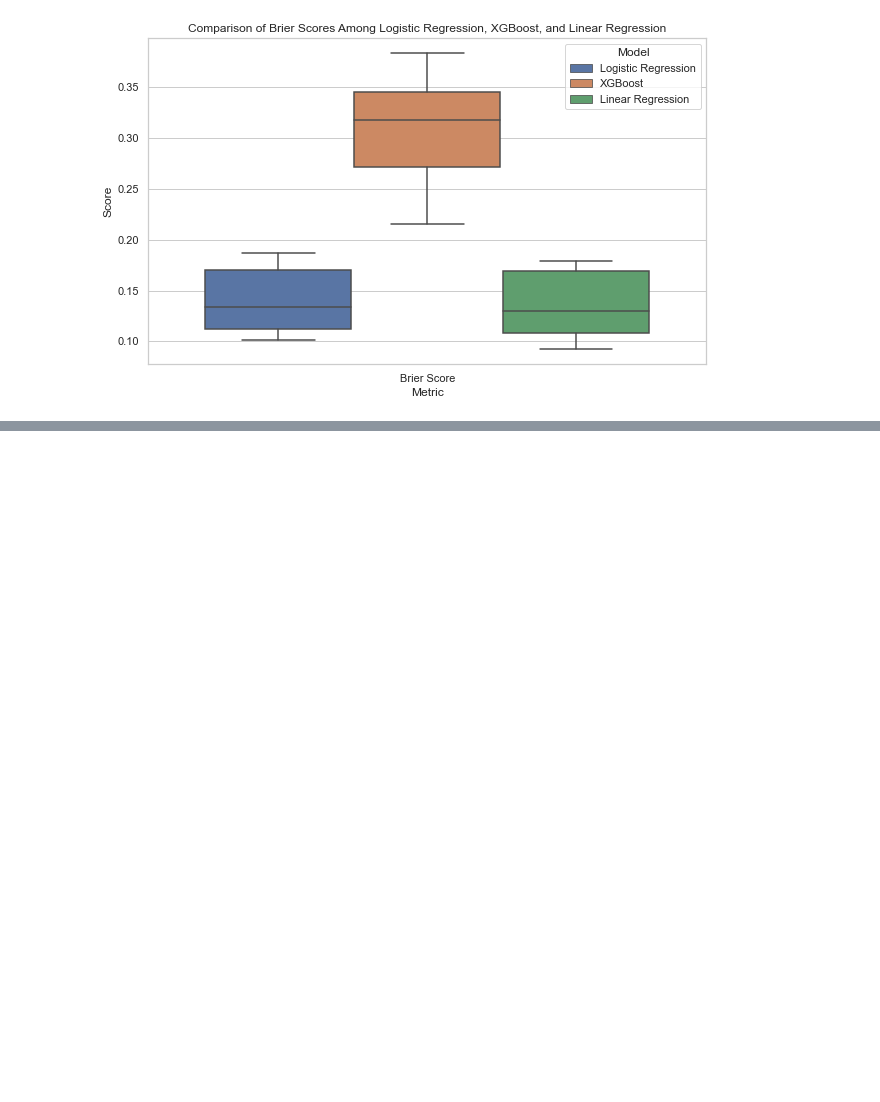
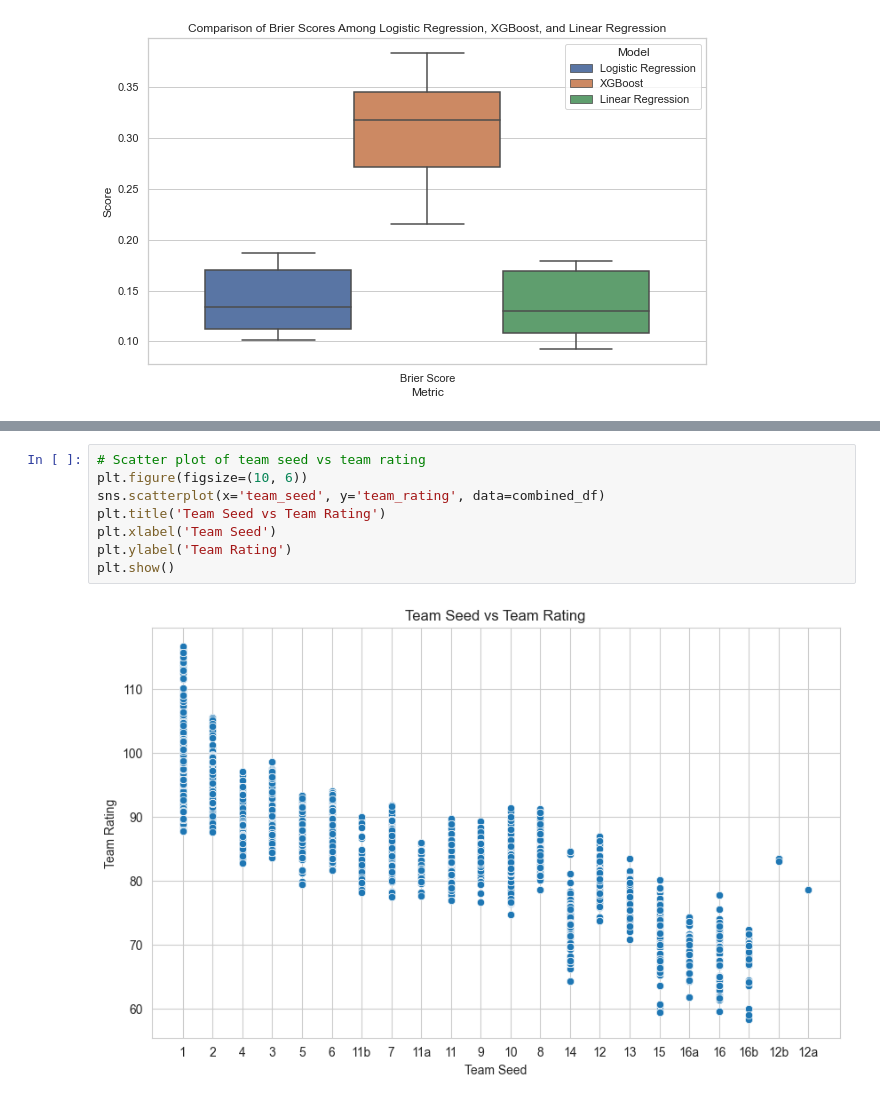
Before and after one commit to joshmccoy2/NCAA_March_Madness, a Jupyter notebook: NCAA.ipynb, the cells around one changed output, grey strips where cells are left out. Drawn from its saved outputs; the diff is of its cells as text; blank space fills up the shorter version.

```diff
--- a/NCAA.ipynb
+++ b/NCAA.ipynb
@@ -835,0 +856,10 @@ for item in rankings_data:
+# %%
+# Scatter plot of team seed vs team rating
+plt.figure(figsize=(10, 6))
+sns.scatterplot(x='team_seed', y='team_rating', data=combined_df)
+plt.title('Team Seed vs Team Rating')
+plt.xlabel('Team Seed')
+plt.ylabel('Team Rating')
+plt.show()
+# %% [output]
+[figure, added]
```
Also changed, not shown: parts of 18 cells of this notebook.
